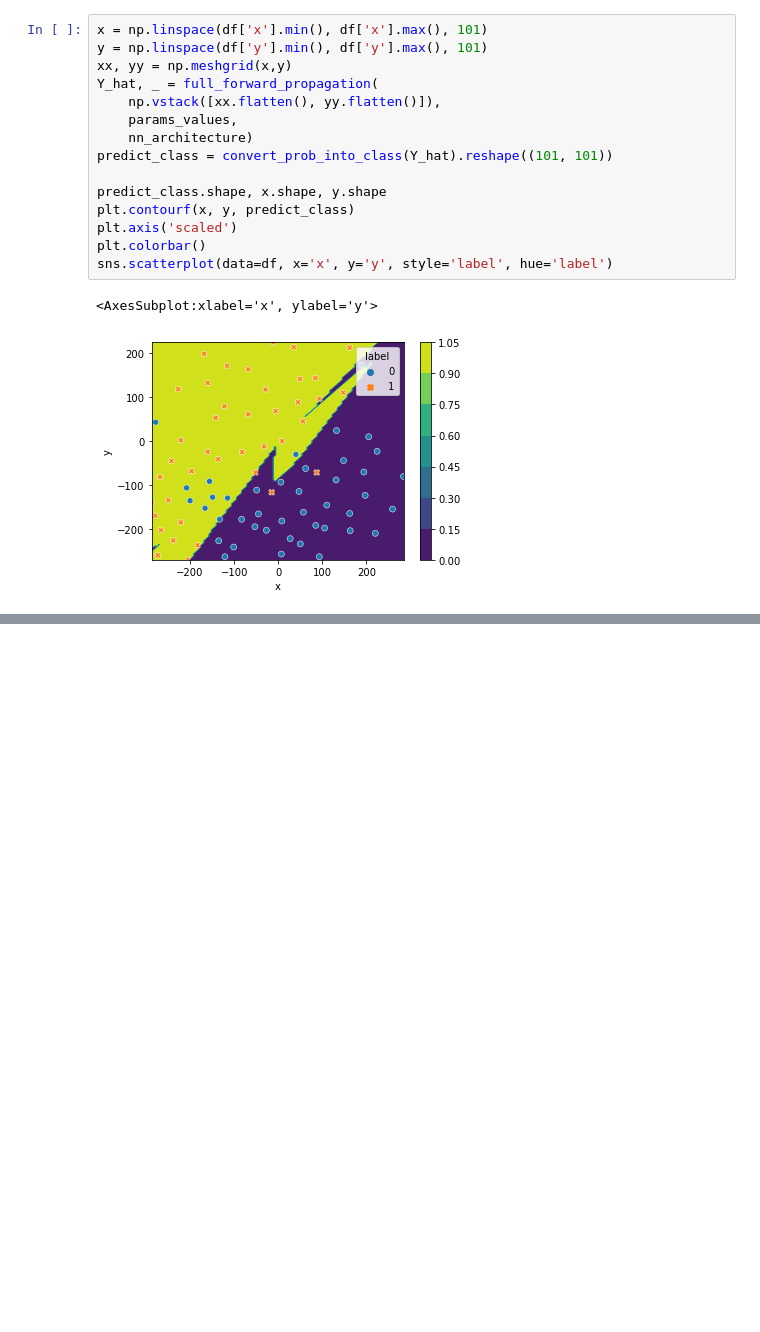
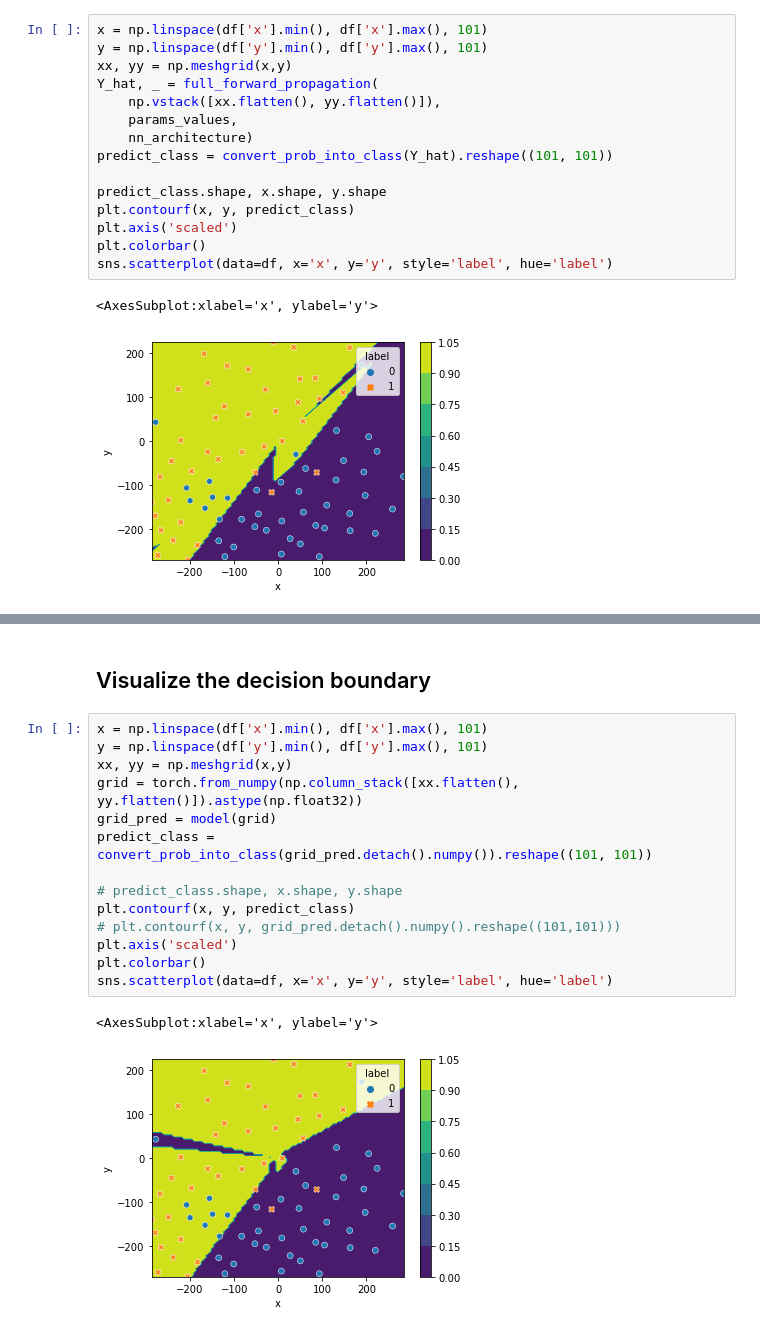
Before and after one commit to amirhosseindavoody/ML-practice, a Jupyter notebook: neural-network-with-numpy.ipynb, the cells around one changed output, grey strips where cells are left out. Drawn from its saved outputs; the diff is of its cells as text; blank space fills up the shorter version.

```diff
--- a/neural-network-with-numpy.ipynb
+++ b/neural-network-with-numpy.ipynb
@@ -387,0 +514,19 @@ sns.scatterplot(data=df, x='x', y='y', style='label', hue='label')
+# %% [markdown]
+## Visualize the decision boundary
+# %%
+x = np.linspace(df['x'].min(), df['x'].max(), 101)
+y = np.linspace(df['y'].min(), df['y'].max(), 101)
+xx, yy = np.meshgrid(x,y)
+grid = torch.from_numpy(np.column_stack([xx.flatten(), yy.flatten()]).astype(np.float32))
+grid_pred = model(grid)
+predict_class = convert_prob_into_class(grid_pred.detach().numpy()).reshape((101, 101))
+
+# predict_class.shape, x.shape, y.shape
+plt.contourf(x, y, predict_class)
+# plt.contourf(x, y, grid_pred.detach().numpy().reshape((101,101)))
+plt.axis('scaled')
+plt.colorbar()
+sns.scatterplot(data=df, x='x', y='y', style='label', hue='label')
+# %% [output]
+<AxesSubplot:xlabel='x', ylabel='y'>
+[figure, added]
```
Also changed, not shown: parts of 16 cells of this notebook.
